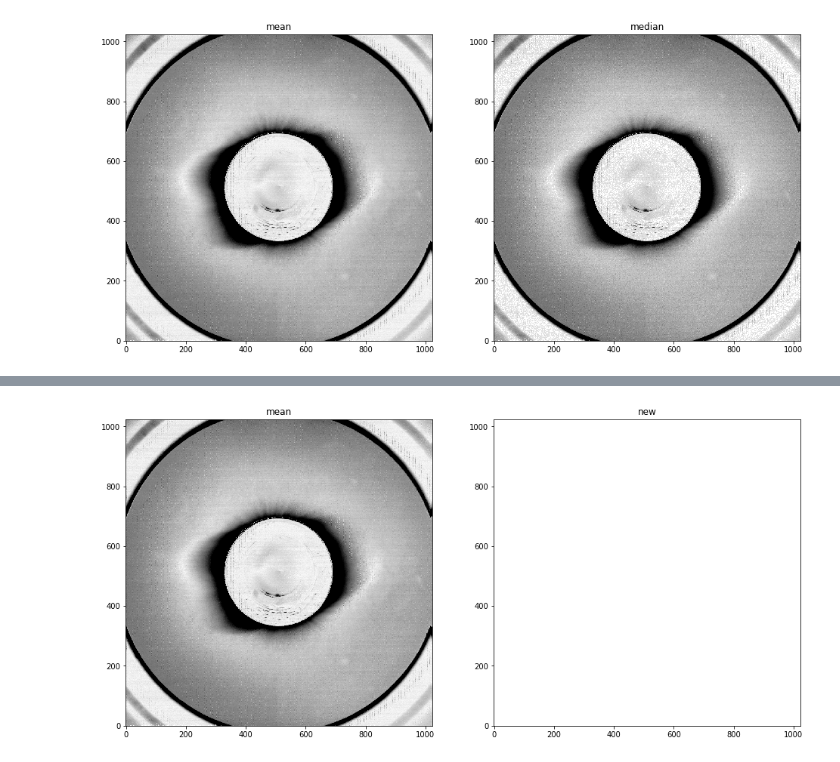
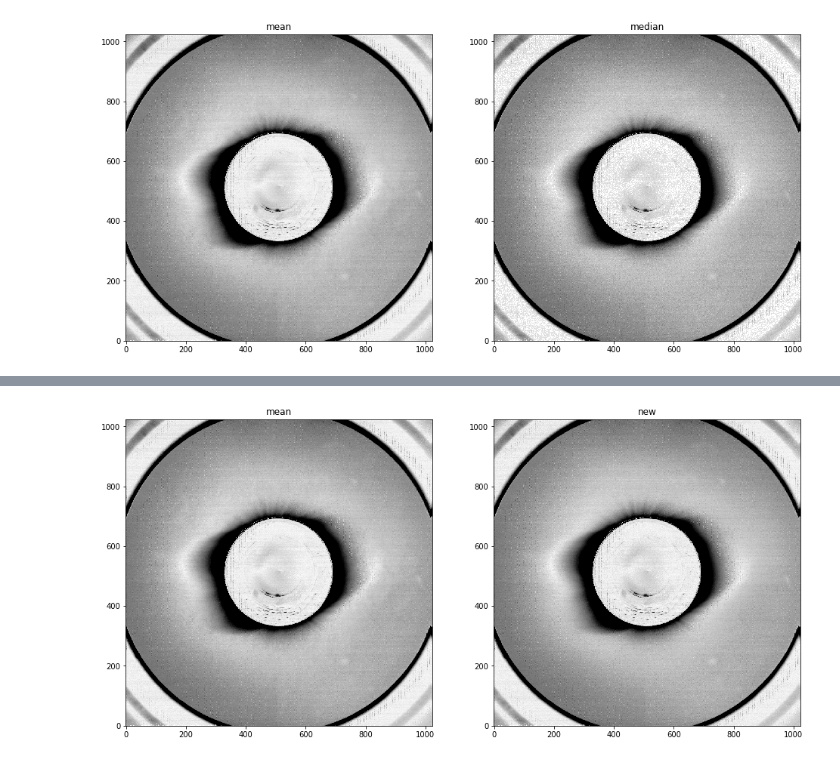
Before and after one commit to NCAR/kcor-pipeline, a Jupyter notebook: analysis/streamdata.ipynb, the cells around one changed output, grey strips where cells are left out. Drawn from its saved outputs; the diff is of its cells as text; code cells hidden in the pictures.

```diff
--- a/analysis/streamdata.ipynb
+++ b/analysis/streamdata.ipynb
@@ -42,0 +37,4 @@ state33 = np.median(states[:, :, :, 3], axis=2)
+# %%
+%%time
+states_mean = np.mean(states[:, :, :, :], axis=2)
+states_median = np.median(states[:, :, :, :], axis=2)
@@ -51,26 +52,30 @@ if do_display:
 
     f, (ax1, ax2) = plt.subplots(1, 2, figsize=(2*size, size))
 
-    corona_mean = np.sqrt((state00a - state33a)**2 + (state22a - state11a)**2)
+    corona_mean = np.sqrt((states_mean[:, :, 0] - states_mean[:, :, 3])**2 + (states_mean[:, :, 1] - states_mean[:, :, 2])**2)
     ax1.imshow(corona_mean**d_exp, vmin=d_min, vmax=d_max, cmap=cmap, origin="lower")
     ax1.set_title("mean")
 
-    corona_median = np.sqrt((state00 - state33)**2 + (state22 - state11)**2)
+    corona_median = np.sqrt((states_median[:, :, 0] - states_median[:, :, 3])**2 + (states_median[:, :, 2] - states_median[:, :, 1])**2)
     ax2.imshow(corona_median**d_exp, vmin=d_min, vmax=d_max, cmap=cmap, origin="lower")
     ax2.set_title("median")
 # %% [output]
 [figure]
 # %%
 newstates = np.zeros((nx, ny, 4), dtype=np.float32)
+masks = np.zeros((nx, ny, 4), dtype=np.int32)
 
 ss = 4.0 / 44.0
-thr = n_frames * 0.90
+threshold = n_frames * 0.90
 # %%
+%%time
 for j in range(nx):
     for i in range(ny):
         for s in range(n_states):
-            indices = np.where(np.abs(states[i, j, :, s] - state00[i, j]) < ss * np.sqrt(state00[i, j] * 44.0))
-            if len(indices) > thr:
+            indices = np.where(np.abs(states[i, j, :, s] - states_median[i, j, s]) < ss * np.sqrt(states_median[i, j, s] * 44.0))
+            n = indices[0].size
+            if n > threshold:
                 newstates[i, j, s] = np.mean(states[i, j, indices, s])
             else:
-                newstates[i, j, s] = state00a[i, j]
+                newstates[i, j, s] = states_mean[i, j, s]
+            masks[i, j, s] = n
@@ -77,17 +85,17 @@ for j in range(nx):
 # %%
 if do_display:
     size = 8
     cmap = "Greys"
     #cmap = "viridis"
 
     f, (ax1, ax2) = plt.subplots(1, 2, figsize=(2*size, size))
 
-    corona_mean = np.sqrt((state00a - state33a)**2 + (state22a - state11a)**2)
+    corona_mean = np.sqrt((states_mean[:, :, 0] - states_mean[:, :, 3])**2 + (states_mean[:, :, 2] - states_mean[:, :, 1])**2)
     ax1.imshow(corona_mean**d_exp, vmin=d_min, vmax=d_max, cmap=cmap, origin="lower")
     ax1.set_title("mean")
 
     corona_new  = np.sqrt((newstates[:, :, 0] - newstates[:, :, 3])**2 + (newstates[:, :, 2] - newstates[:, :, 1])**2)
     ax2.imshow(corona_new**d_exp, vmin=d_min, vmax=d_max, cmap=cmap, origin="lower")
     ax2.set_title("new")
 # %% [output]
-[figure, old version]
+[figure, new version]
```
Also changed, not shown: parts of 5 cells of this notebook, 1 other file.
